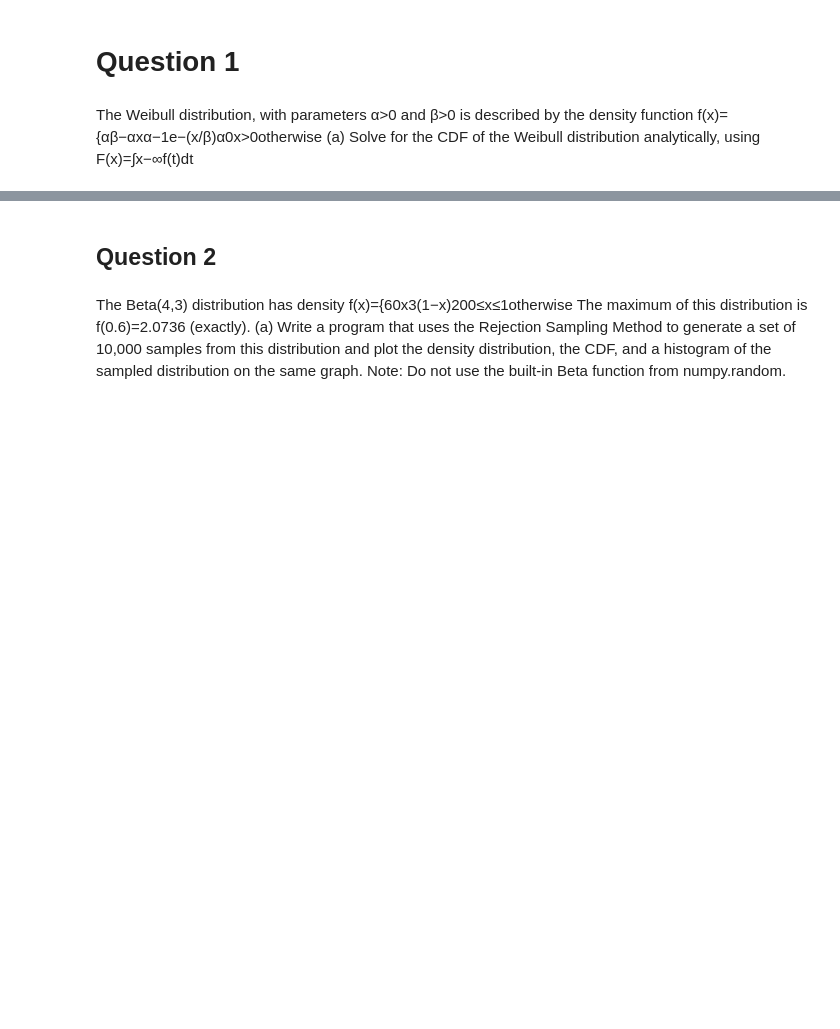
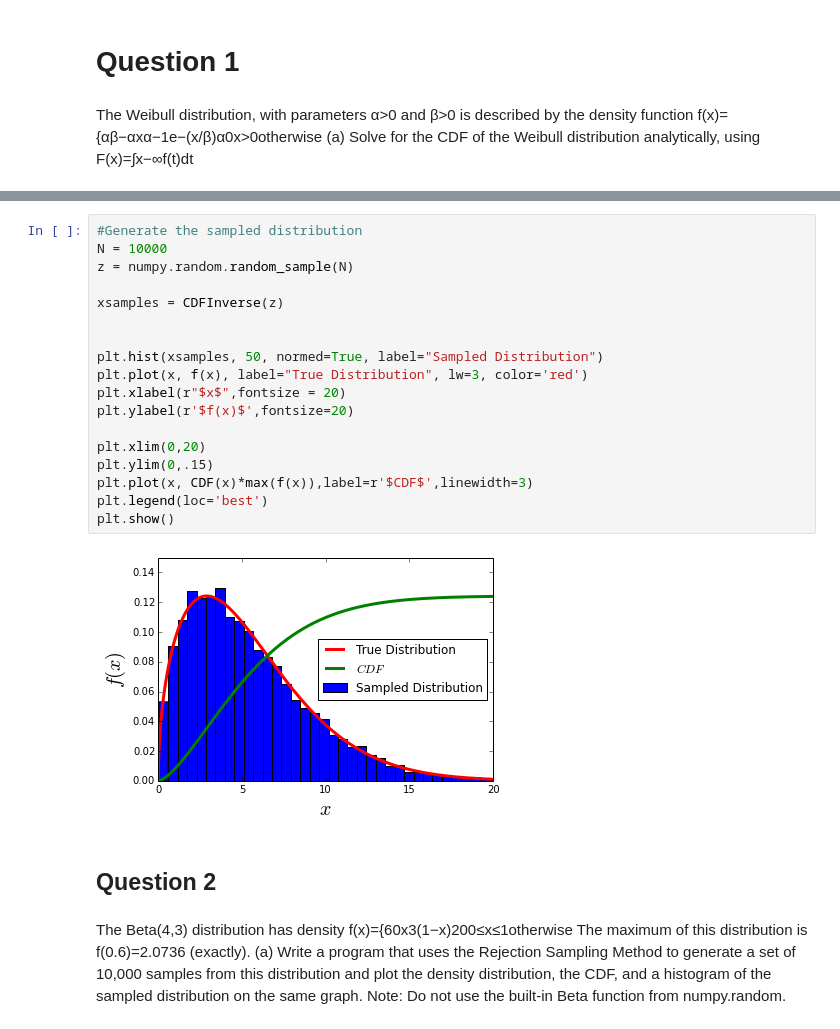
Before and after one commit to eizaguir/PHYS202-S14, a Jupyter notebook: SciPy/RandomAndMCExercises.ipynb, the cells around one changed output, grey strips where cells are left out. Drawn from its saved outputs; the diff is of its cells as text; blank space fills up the shorter version.

```diff
--- a/SciPy/RandomAndMCExercises.ipynb
+++ b/SciPy/RandomAndMCExercises.ipynb
@@ -16,3 +35,23 @@ F(x)=∫x−∞f(t)dt
+# %%
+#Generate the sampled distribution
+N = 10000
+z = numpy.random.random_sample(N)
+
+xsamples = CDFInverse(z)
+
+
+plt.hist(xsamples, 50, normed=True, label="Sampled Distribution")
+plt.plot(x, f(x), label="True Distribution", lw=3, color='red')
+plt.xlabel(r"$x$",fontsize = 20)
+plt.ylabel(r'$f(x)$',fontsize=20)
+
+plt.xlim(0,20)
+plt.ylim(0,.15)
+plt.plot(x, CDF(x)*max(f(x)),label=r'$CDF$',linewidth=3)
+plt.legend(loc='best')
+plt.show()
+# %% [output]
+[figure, added]
 # %% [markdown]
 ## Question 2
 # %% [markdown]
```
Also changed, not shown: parts of 7 cells of this notebook, 1 other file.
